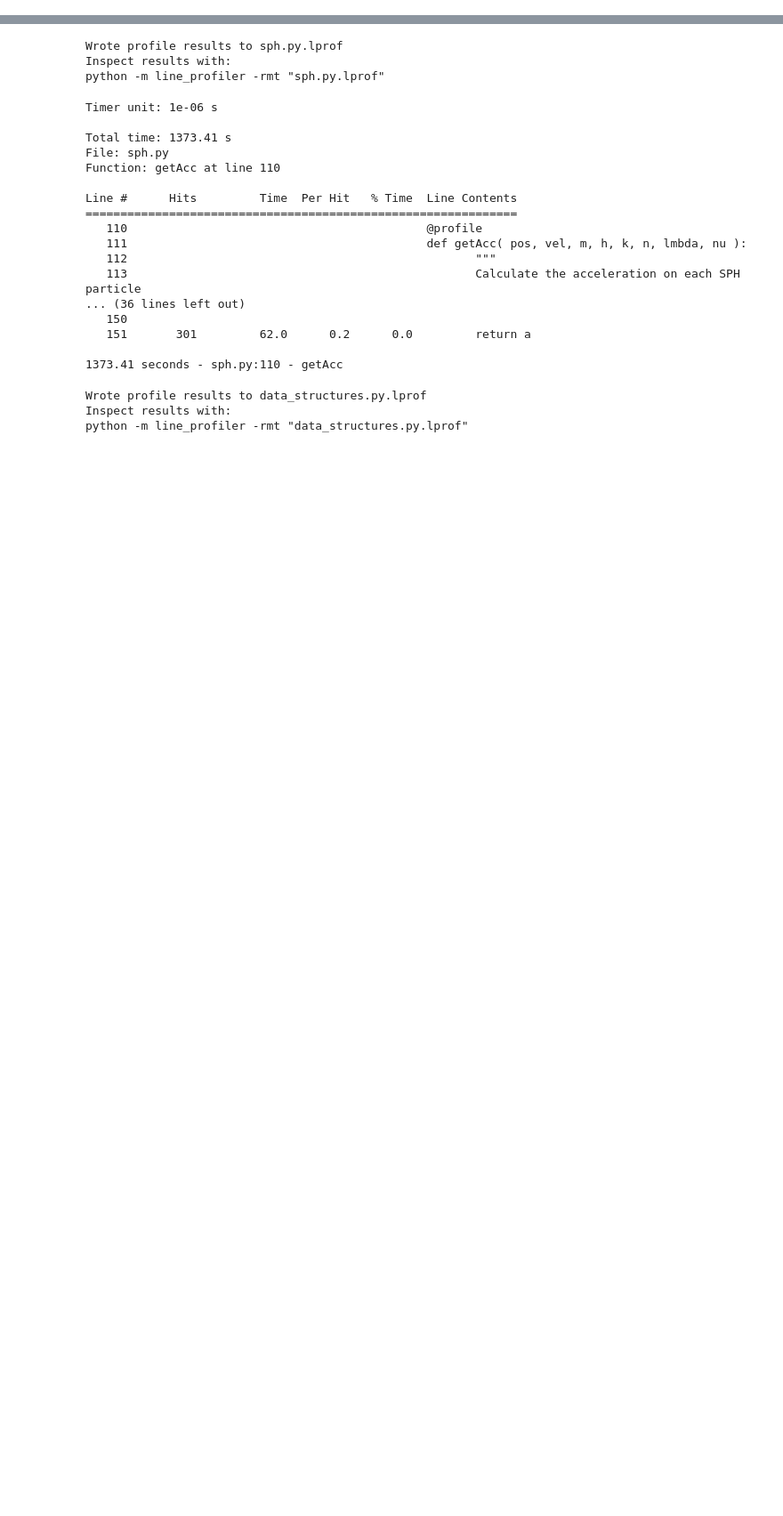
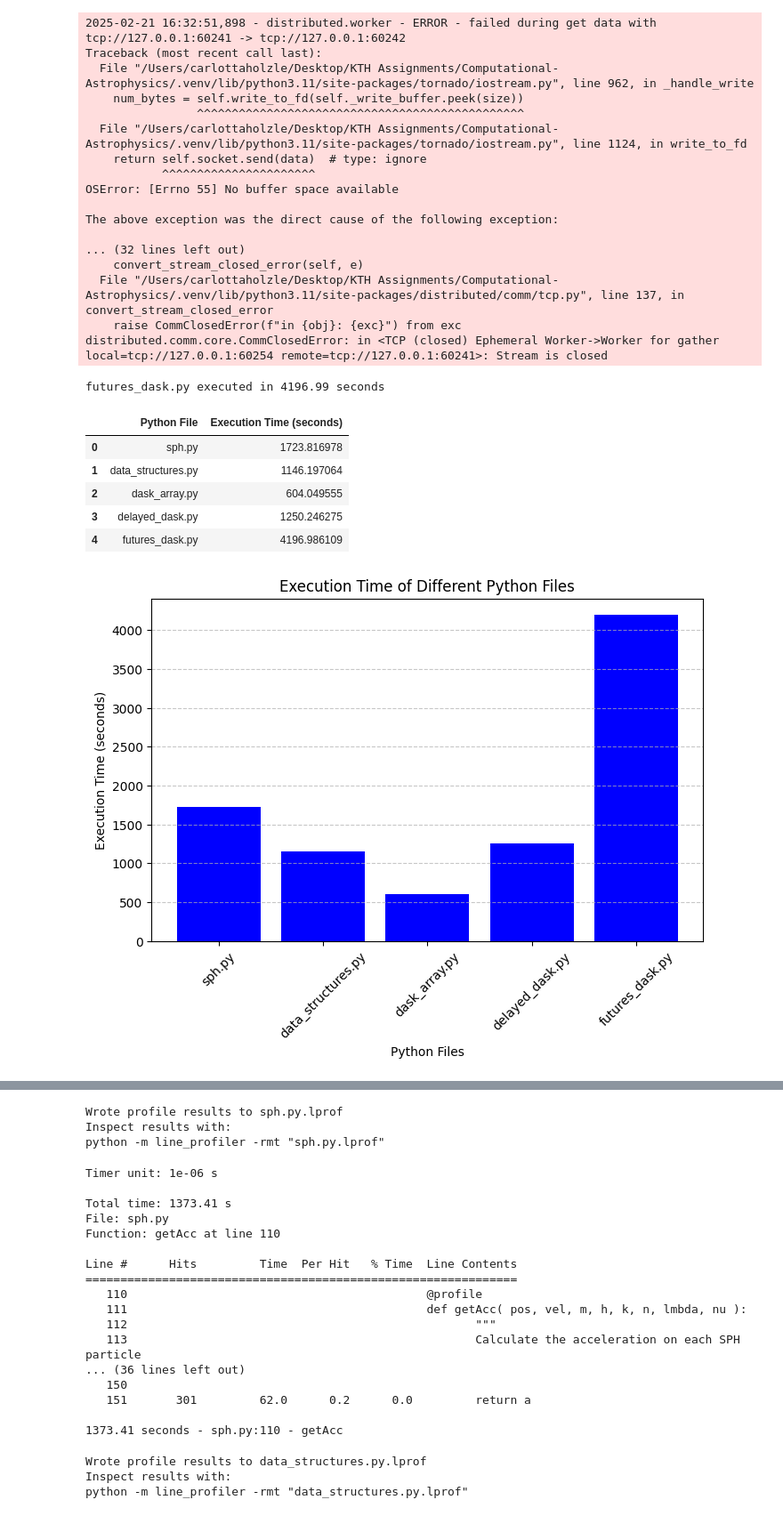
Before and after one commit to ge96lip/Computational-Astrophysics, a Jupyter notebook: parallel_dask_10000.ipynb, the cells around one changed output, grey strips where cells are left out. Shown at 89% size. Cells and saved outputs as stored; diff of their text form; code cells hidden in the pictures; blank space fills up the shorter version.

Commit message:
Add figures

```diff
--- a/parallel_dask_10000.ipynb
+++ b/parallel_dask_10000.ipynb
@@ -0,0 +1,37 @@
+# %%
+import time
+import subprocess
+import pandas as pd
+import matplotlib.pyplot as plt
+
+# List of Python files to execute
+python_files = ["sph.py", "data_structures.py", "dask_array.py", "delayed_dask.py", "futures_dask.py"]
+
+# Store execution times
+execution_times = {}
+
+for py_file in python_files:
+    print(f"Started execution of {py_file}")
+    start_time = time.time()  # Start timing
+    subprocess.run(["python", py_file])  # Execute the script
+    end_time = time.time()  # End timing
+
+    execution_times[py_file] = end_time - start_time
+    print(f"{py_file} executed in {execution_times[py_file]:.2f} seconds")
+
+# Convert execution times to a DataFrame
+df = pd.DataFrame(list(execution_times.items()), columns=["Python File", "Execution Time (seconds)"])
+display(df)
+
+# Plot the execution times
+plt.figure(figsize=(8, 5))
+plt.bar(df["Python File"], df["Execution Time (seconds)"], color='blue')
+plt.xlabel("Python Files")
+plt.ylabel("Execution Time (seconds)")
+plt.title("Execution Time of Different Python Files")
+plt.xticks(rotation=45)  # Rotate x-axis labels for readability
+plt.grid(axis="y", linestyle="--", alpha=0.7)
+
+# Show the plot
+plt.show()
+# %% [output]
@@ -0,0 +48,25 @@
+2025-02-21 16:32:51,898 - distributed.worker - ERROR - failed during get data with tcp://127.0.0.1:60241 -> tcp://127.0.0.1:60242
+Traceback (most recent call last):
+  File "/Users/carlottaholzle/Desktop/KTH Assignments/Computational-Astrophysics/.venv/lib/python3.11/site-packages/tornado/iostream.py", line 962, in _handle_write
+    num_bytes = self.write_to_fd(self._write_buffer.peek(size))
+                ^^^^^^^^^^^^^^^^^^^^^^^^^^^^^^^^^^^^^^^^^^^^^^^
+  File "/Users/carlottaholzle/Desktop/KTH Assignments/Computational-Astrophysics/.venv/lib/python3.11/site-packages/tornado/iostream.py", line 1124, in write_to_fd
+    return self.socket.send(data)  # type: ignore
+           ^^^^^^^^^^^^^^^^^^^^^^
+OSError: [Errno 55] No buffer space available
+
+The above exception was the direct cause of the following exception:
+
+... (32 lines left out)
+    convert_stream_closed_error(self, e)
+  File "/Users/carlottaholzle/Desktop/KTH Assignments/Computational-Astrophysics/.venv/lib/python3.11/site-packages/distributed/comm/tcp.py", line 137, in convert_stream_closed_error
+    raise CommClosedError(f"in {obj}: {exc}") from exc
+distributed.comm.core.CommClosedError: in <TCP (closed) Ephemeral Worker->Worker for gather local=tcp://127.0.0.1:60254 remote=tcp://127.0.0.1:60241>: Stream is closed
+futures_dask.py executed in 4196.99 seconds
+|  | Python File | Execution Time (seconds) |
+| 0 | sph.py | 1723.816978 |
+| 1 | data_structures.py | 1146.197064 |
+| 2 | dask_array.py | 604.049555 |
+| 3 | delayed_dask.py | 1250.246275 |
+| 4 | futures_dask.py | 4196.986109 |
+[figure, added]
```
Also changed, not shown: parts of 2 cells of this notebook, 5 other files.
